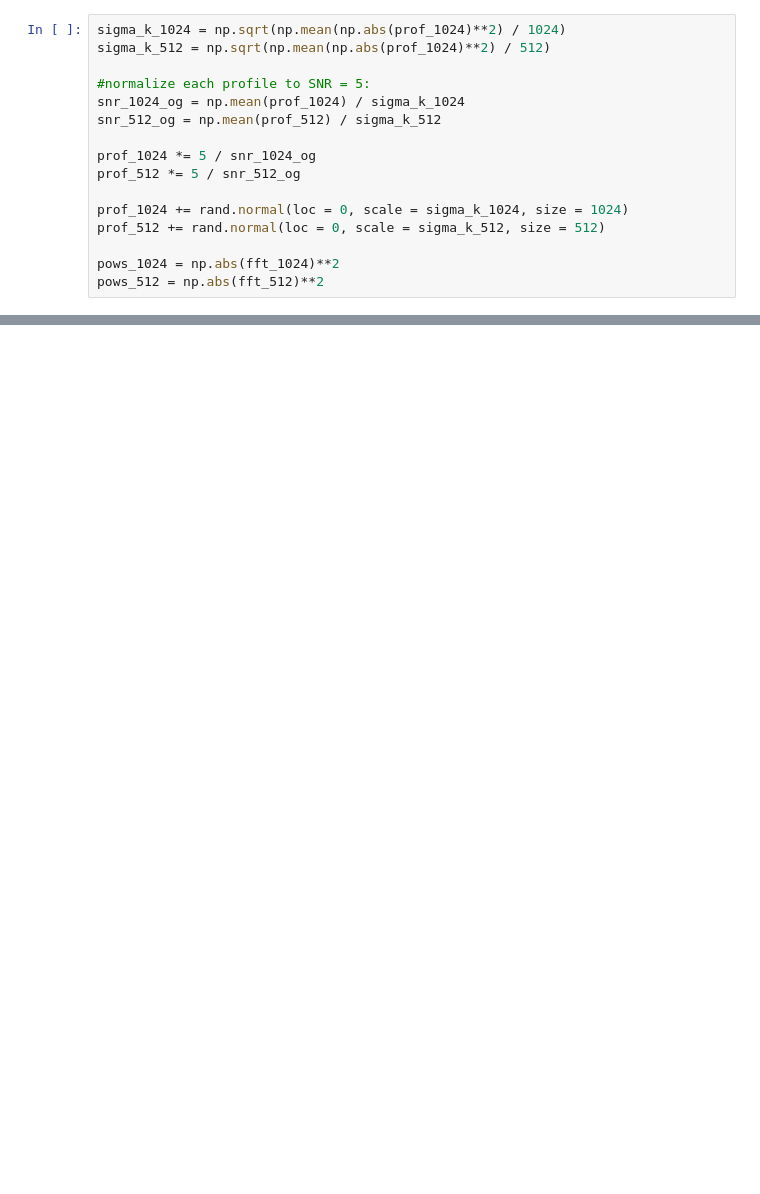
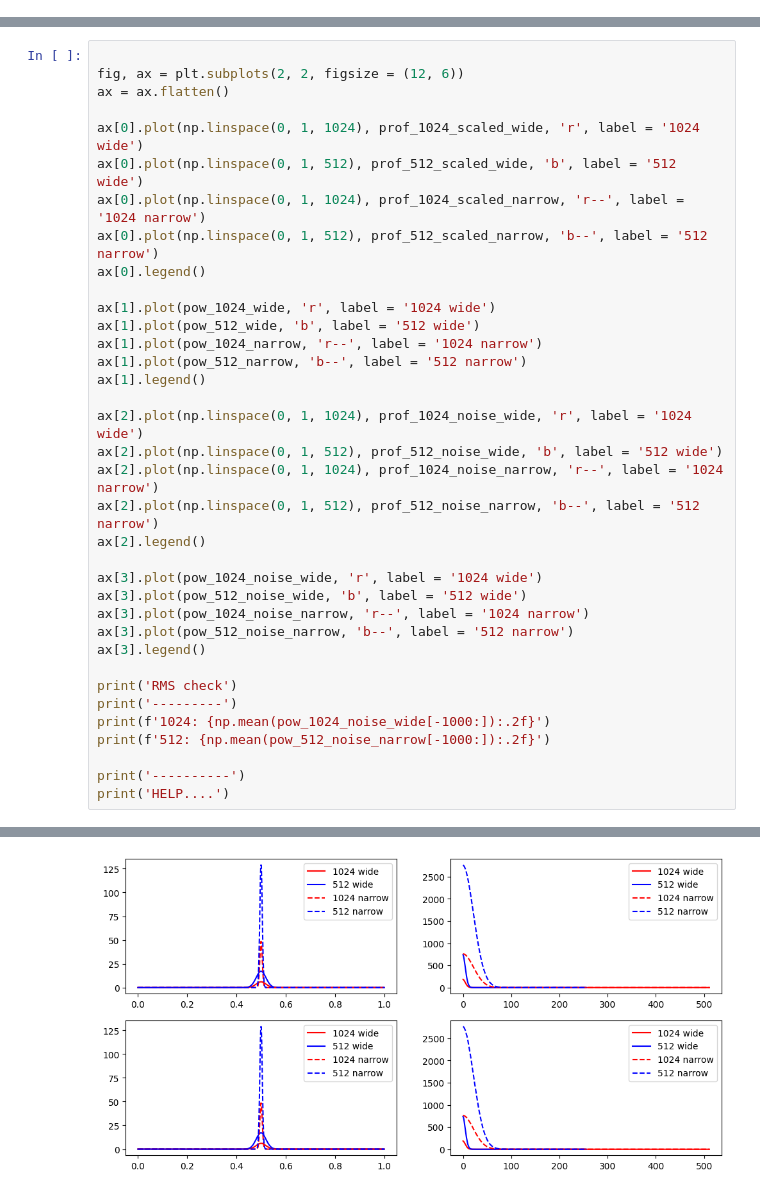
Before and after one commit to chime-sps/Transmissivity, a Jupyter notebook: scripts/flux_to_power.ipynb, the cells around one changed output, grey strips where cells are left out. Cells and saved outputs as stored; diff of their text form; blank space fills up the shorter version.

```diff
--- a/scripts/flux_to_power.ipynb
+++ b/scripts/flux_to_power.ipynb
@@ -21,16 +26,0 @@ For this use case, let's imagine we want an SNR of 5.
-# %%
-sigma_k_1024 = np.sqrt(np.mean(np.abs(prof_1024)**2) / 1024)
-sigma_k_512 = np.sqrt(np.mean(np.abs(prof_1024)**2) / 512)
-
-#normalize each profile to SNR = 5:
-snr_1024_og = np.mean(prof_1024) / sigma_k_1024
-snr_512_og = np.mean(prof_512) / sigma_k_512
-
-prof_1024 *= 5 / snr_1024_og
-prof_512 *= 5 / snr_512_og
-
-prof_1024 += rand.normal(loc = 0, scale = sigma_k_1024, size = 1024)
-prof_512 += rand.normal(loc = 0, scale = sigma_k_512, size = 512)
-
-pows_1024 = np.abs(fft_1024)**2
-pows_512 = np.abs(fft_512)**2
@@ -56,0 +124,37 @@ Text(0.5, 0.98, 'signal A is different based on Nk --> same power for same SNR!'
+# %%
+
+fig, ax = plt.subplots(2, 2, figsize = (12, 6))
+ax = ax.flatten()
+
+ax[0].plot(np.linspace(0, 1, 1024), prof_1024_scaled_wide, 'r', label = '1024 wide')
+ax[0].plot(np.linspace(0, 1, 512), prof_512_scaled_wide, 'b', label = '512 wide')
+ax[0].plot(np.linspace(0, 1, 1024), prof_1024_scaled_narrow, 'r--', label = '1024 narrow')
+ax[0].plot(np.linspace(0, 1, 512), prof_512_scaled_narrow, 'b--', label = '512 narrow')
+ax[0].legend()
+
+ax[1].plot(pow_1024_wide, 'r', label = '1024 wide')
+ax[1].plot(pow_512_wide, 'b', label = '512 wide')
+ax[1].plot(pow_1024_narrow, 'r--', label = '1024 narrow')
+ax[1].plot(pow_512_narrow, 'b--', label = '512 narrow')
+ax[1].legend()
+
+ax[2].plot(np.linspace(0, 1, 1024), prof_1024_noise_wide, 'r', label = '1024 wide')
+ax[2].plot(np.linspace(0, 1, 512), prof_512_noise_wide, 'b', label = '512 wide')
+ax[2].plot(np.linspace(0, 1, 1024), prof_1024_noise_narrow, 'r--', label = '1024 narrow')
+ax[2].plot(np.linspace(0, 1, 512), prof_512_noise_narrow, 'b--', label = '512 narrow')
+ax[2].legend()
+
+ax[3].plot(pow_1024_noise_wide, 'r', label = '1024 wide')
+ax[3].plot(pow_512_noise_wide, 'b', label = '512 wide')
+ax[3].plot(pow_1024_noise_narrow, 'r--', label = '1024 narrow')
+ax[3].plot(pow_512_noise_narrow, 'b--', label = '512 narrow')
+ax[3].legend()
+
+print('RMS check')
+print('---------')
+print(f'1024: {np.mean(pow_1024_noise_wide[-1000:]):.2f}')
+print(f'512: {np.mean(pow_512_noise_narrow[-1000:]):.2f}')
+
+print('----------')
+print('HELP....')
+# %% [output]
@@ -56,0 +167 @@ Text(0.5, 0.98, 'signal A is different based on Nk --> same power for same SNR!'
+[figure, added]
```
Also changed, not shown: parts of 8 cells of this notebook.
